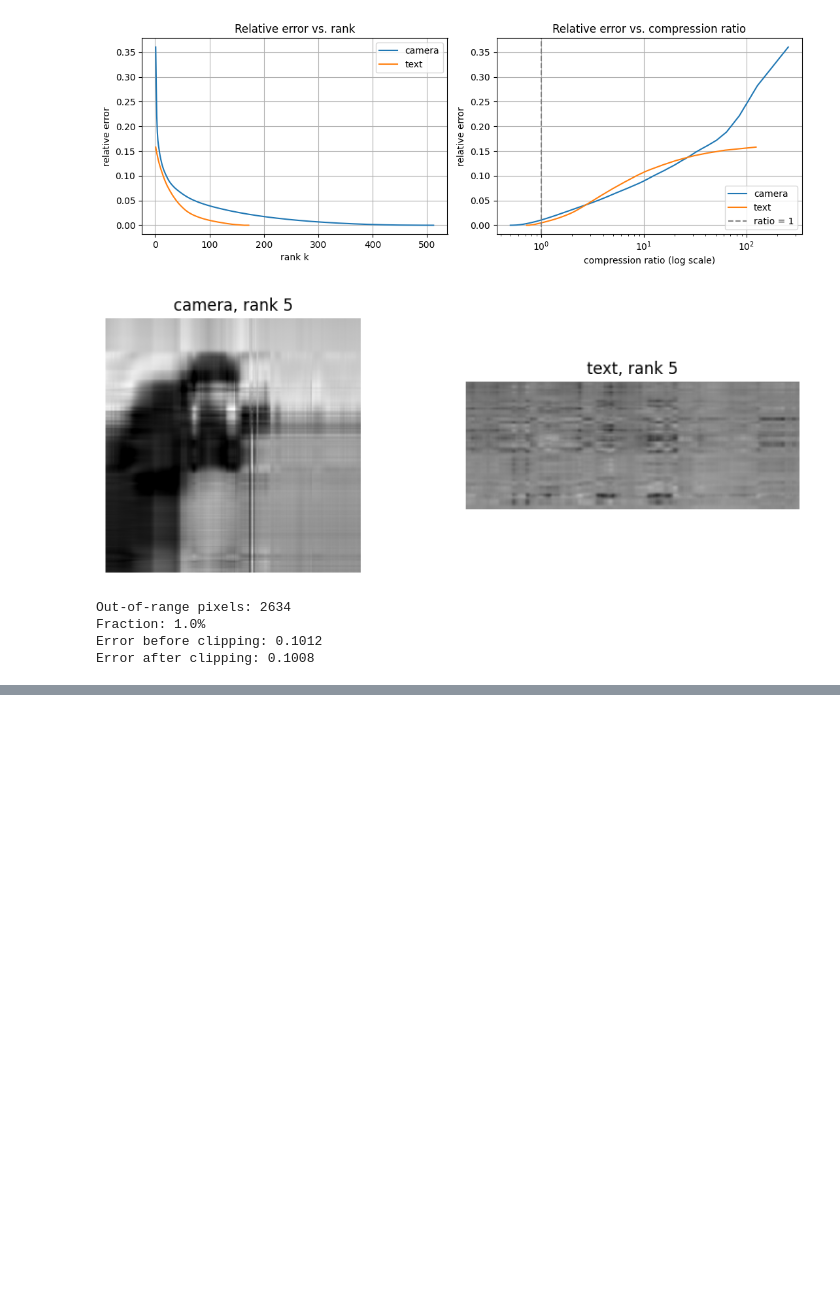
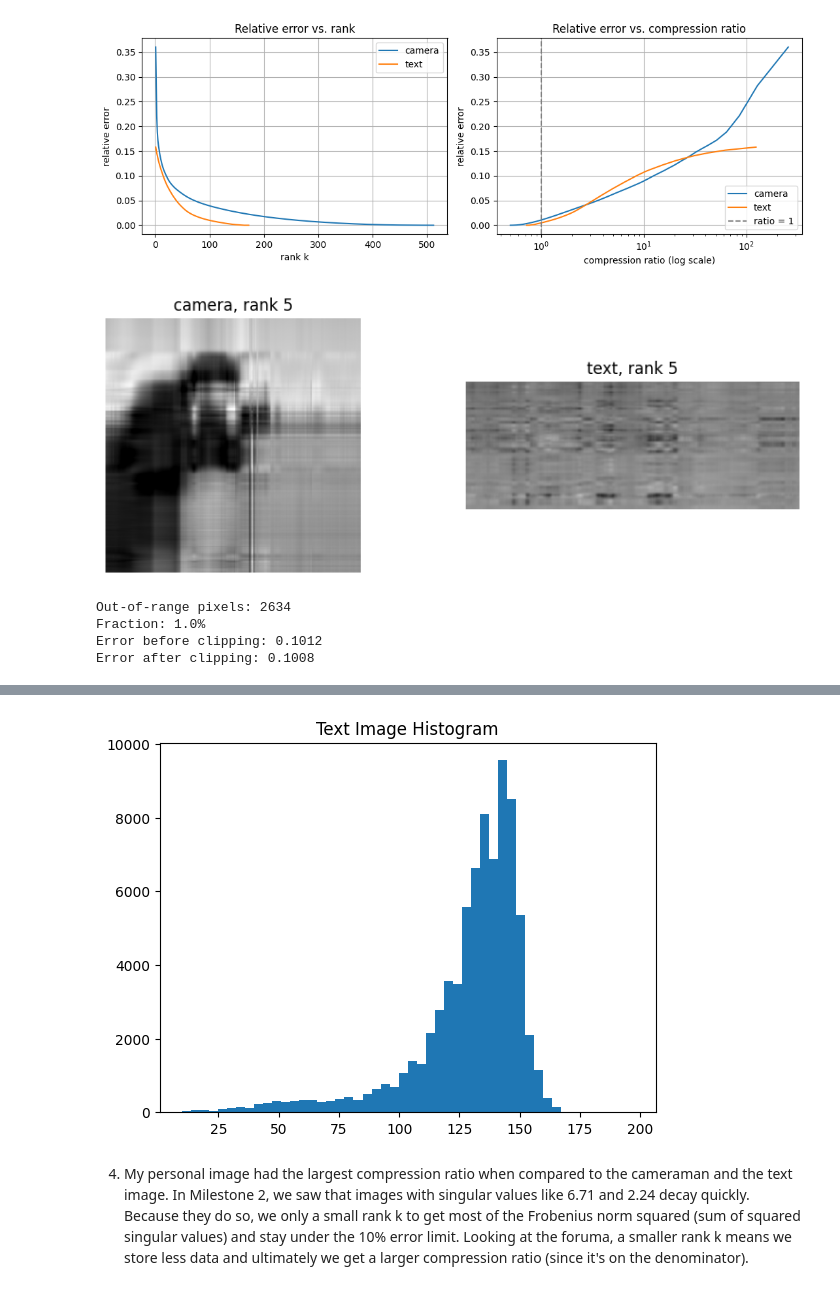
Before and after one commit to Jellylamps/LinAlgLabProject, a Jupyter notebook: notebooks/03_measuring_compression.ipynb, the cells around one changed output, grey strips where cells are left out. Drawn from its saved outputs; the diff is of its cells as text; code cells hidden in the pictures; blank space fills up the shorter version.

Commit message:
Added comments and practice problems. Used photo from Zephanae's Milestone 2

```diff
--- a/notebooks/03_measuring_compression.ipynb
+++ b/notebooks/03_measuring_compression.ipynb
@@ -155,0 +242,14 @@ plt.show()
+# %%
+# load text image
+T = data.text()
+
+# histogram
+plt.hist(T.ravel(), bins=50)
+plt.title("Text Image Histogram")
+# Remember that values closer to 0 are black
+# values closer to 200 are white
+plt.show()
+# %% [output]
+[figure, added]
+# %% [markdown]
+4. My personal image had the largest compression ratio when compared to the cameraman and the text image. In Milestone 2, we saw that images with singular values like 6.71 and 2.24 decay quickly. Because they do so, we only a small rank k to get most of the Frobenius norm squared (sum of squared singular values) and stay under the 10% error limit. Looking at the foruma, a smaller rank k means we store less data and ultimately we get a larger compression ratio (since it's on the denominator).
```
Also changed, not shown: parts of 21 cells of this notebook.
